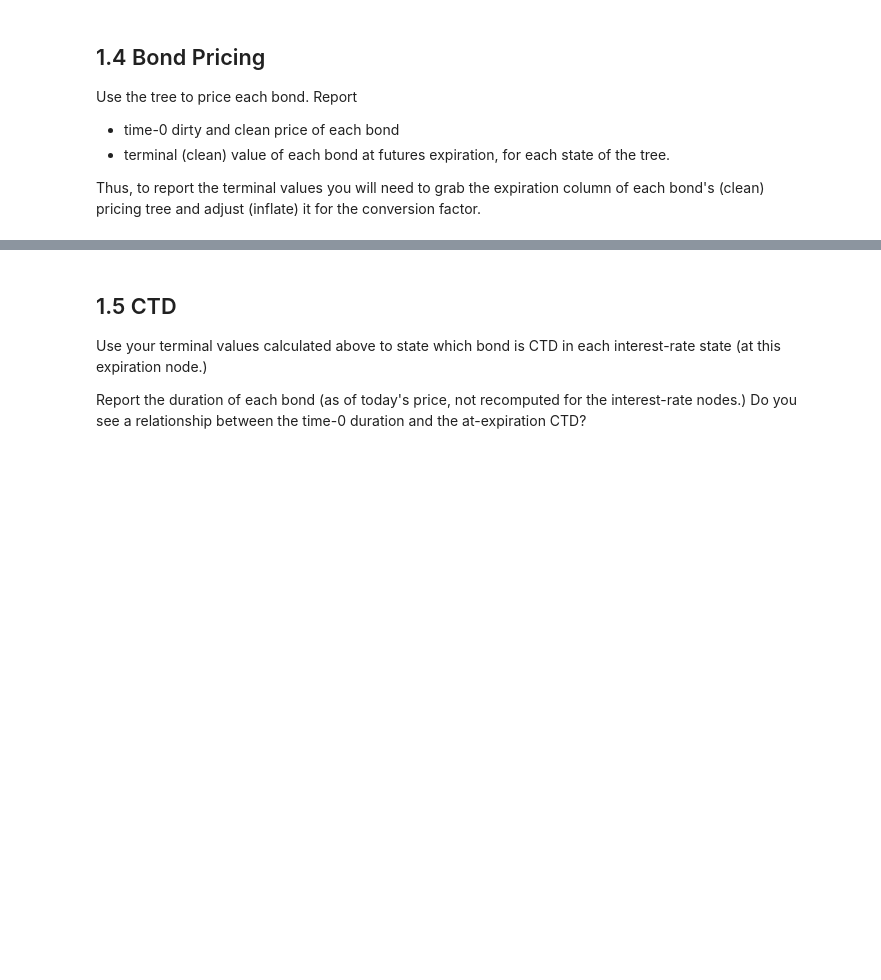
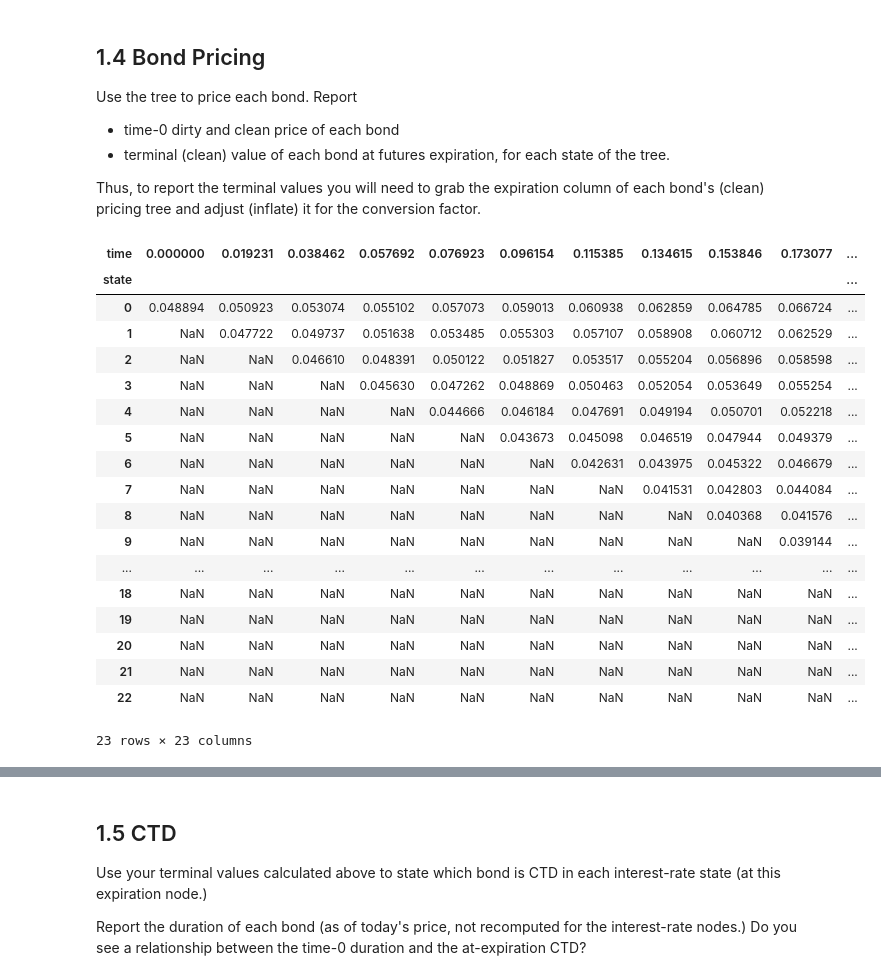
Before and after one commit to dcstein22/finm-fiderivs-2023, a Jupyter notebook: homework/Homework 3.ipynb, the cells around one changed output, grey strips where cells are left out. Saved outputs shown, nothing was run; the diff lists cells and outputs as text; code cells hidden in the pictures; blank space fills up the shorter version.

```diff
--- a/homework/Homework 3.ipynb
+++ b/homework/Homework 3.ipynb
@@ -145,3 +156,15 @@ Report the number of steps for
 * the futures contract expiration
 
 Build the interest-rate tree and display it.
+# %%
+FREQUENCY = 52
+def number_steps(num_days, frequency):
+    years = num_days/365.25
+    tree_steps = round(years*frequency,6)/frequency
+    return tree_steps
+# %%
+coupons = number_steps(bond_info['days_to_next_coupon'], frequency=52)
+maturities = number_steps(bond_info['days_to_mty'], frequency=52)
+Future_Expiry = number_steps(159,frequency=FREQUENCY)
+
+round(maturities)
@@ -153,3 +189,29 @@ Use the tree to price each bond. Report
 * terminal (clean) value of each bond at futures expiration, for each state of the tree.
 
 Thus, to report the terminal values you will need to grab the expiration column of each bond's (clean) pricing tree and adjust (inflate) it for the conversion factor.
+# %%
+bdt_params = bdt_params.set_index('maturity')
+# %%
+
+ratetree=  binomial.BDTtree(bdt_params['theta'],sigmas=bdt_params['fwd vol'],px_bond0=bdt_params['discount'].iloc[0], dt = 1/FREQUENCY)
+ratetree.loc[:,:Future_Expiry].dropna(how = 'all')
+# %% [output]
+| time | 0.000000 | 0.019231 | 0.038462 | 0.057692 | 0.076923 | 0.096154 | 0.115385 | 0.134615 | 0.153846 | 0.173077 | ... |
+| state |  |  |  |  |  |  |  |  |  |  | ... |
+| 0 | 0.048894 | 0.050923 | 0.053074 | 0.055102 | 0.057073 | 0.059013 | 0.060938 | 0.062859 | 0.064785 | 0.066724 | ... |
+| 1 | NaN | 0.047722 | 0.049737 | 0.051638 | 0.053485 | 0.055303 | 0.057107 | 0.058908 | 0.060712 | 0.062529 | ... |
+| 2 | NaN | NaN | 0.046610 | 0.048391 | 0.050122 | 0.051827 | 0.053517 | 0.055204 | 0.056896 | 0.058598 | ... |
+| 3 | NaN | NaN | NaN | 0.045630 | 0.047262 | 0.048869 | 0.050463 | 0.052054 | 0.053649 | 0.055254 | ... |
+| 4 | NaN | NaN | NaN | NaN | 0.044666 | 0.046184 | 0.047691 | 0.049194 | 0.050701 | 0.052218 | ... |
+| 5 | NaN | NaN | NaN | NaN | NaN | 0.043673 | 0.045098 | 0.046519 | 0.047944 | 0.049379 | ... |
+| 6 | NaN | NaN | NaN | NaN | NaN | NaN | 0.042631 | 0.043975 | 0.045322 | 0.046679 | ... |
+| 7 | NaN | NaN | NaN | NaN | NaN | NaN | NaN | 0.041531 | 0.042803 | 0.044084 | ... |
+| 8 | NaN | NaN | NaN | NaN | NaN | NaN | NaN | NaN | 0.040368 | 0.041576 | ... |
+| 9 | NaN | NaN | NaN | NaN | NaN | NaN | NaN | NaN | NaN | 0.039144 | ... |
+| ... | ... | ... | ... | ... | ... | ... | ... | ... | ... | ... | ... |
+| 18 | NaN | NaN | NaN | NaN | NaN | NaN | NaN | NaN | NaN | NaN | ... |
+| 19 | NaN | NaN | NaN | NaN | NaN | NaN | NaN | NaN | NaN | NaN | ... |
+| 20 | NaN | NaN | NaN | NaN | NaN | NaN | NaN | NaN | NaN | NaN | ... |
+| 21 | NaN | NaN | NaN | NaN | NaN | NaN | NaN | NaN | NaN | NaN | ... |
+| 22 | NaN | NaN | NaN | NaN | NaN | NaN | NaN | NaN | NaN | NaN | ... |
+23 rows × 23 columns
```
Also changed, not shown: parts of 28 cells of this notebook, 1 other file.
